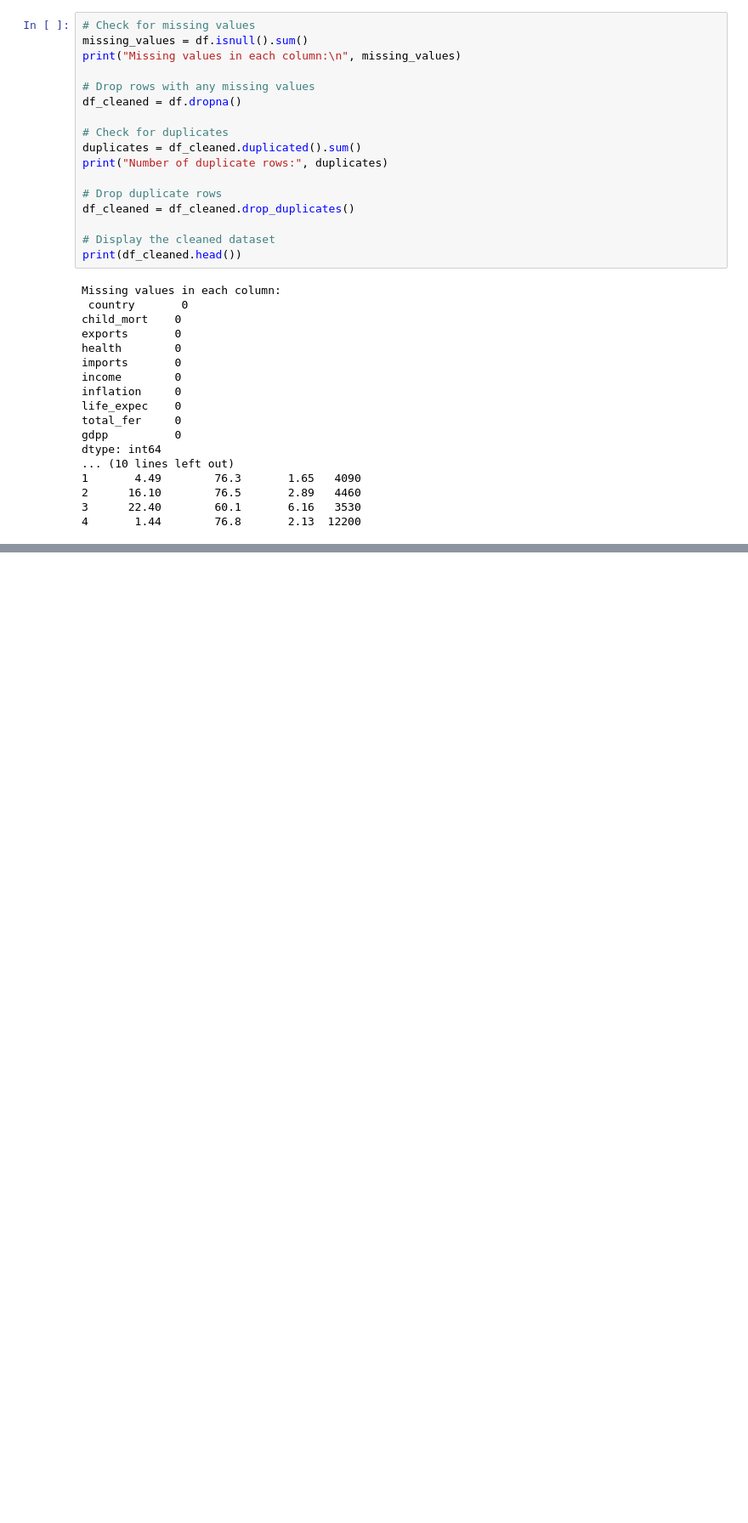
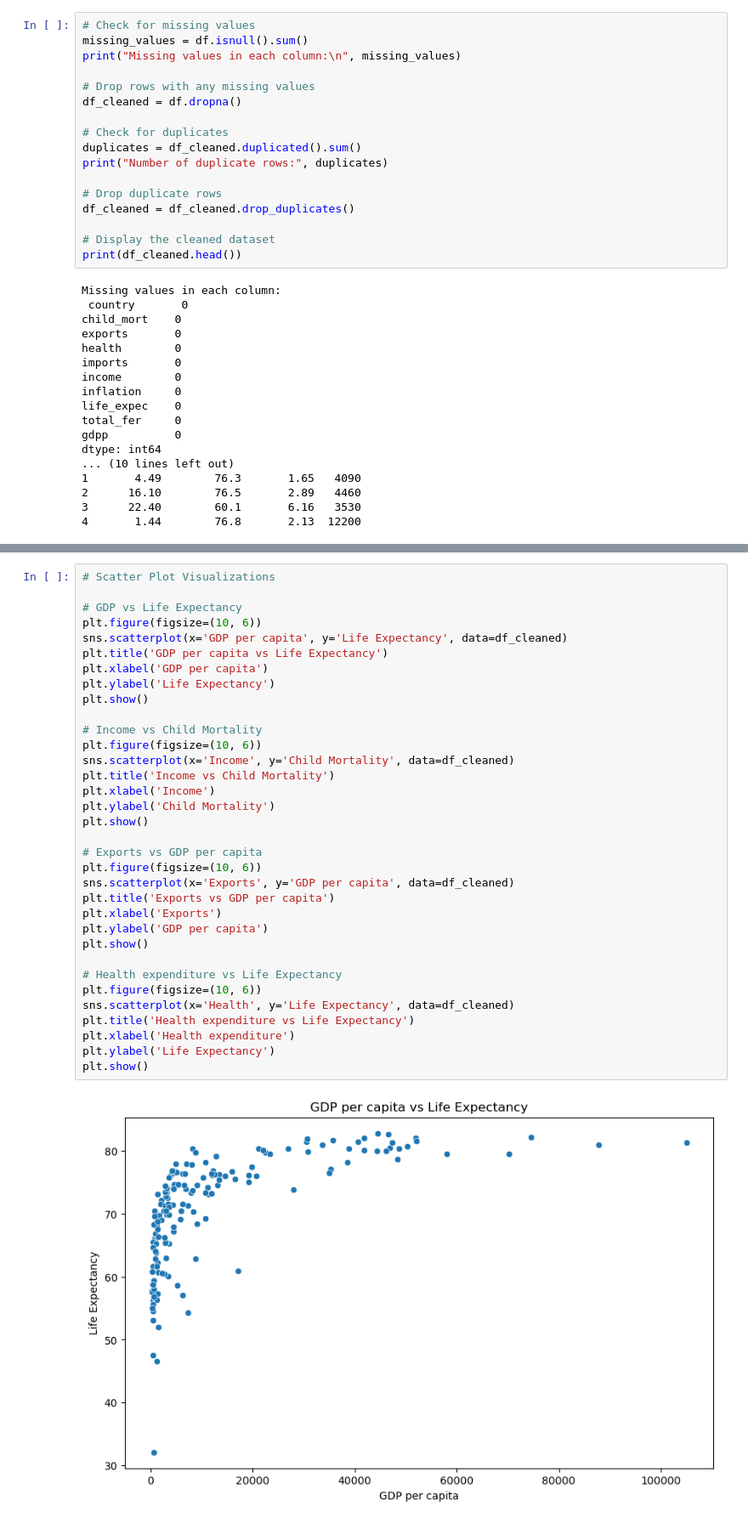
Before and after one commit to ib-frida/COVI19-Challenge, a Jupyter notebook: main.ipynb, the cells around one changed output, grey strips where cells are left out. Shown at 85% size. Saved outputs shown, nothing was run; the diff lists cells and outputs as text; blank space fills up the shorter version.

```diff
--- a/main.ipynb
+++ b/main.ipynb
@@ -104,0 +137,36 @@ max    104.000000   82.800000    7.490000  105000.000000
+# %%
+# Scatter Plot Visualizations
+
+# GDP vs Life Expectancy
+plt.figure(figsize=(10, 6))
+sns.scatterplot(x='GDP per capita', y='Life Expectancy', data=df_cleaned)
+plt.title('GDP per capita vs Life Expectancy')
+plt.xlabel('GDP per capita')
+plt.ylabel('Life Expectancy')
+plt.show()
+
+# Income vs Child Mortality
+plt.figure(figsize=(10, 6))
+sns.scatterplot(x='Income', y='Child Mortality', data=df_cleaned)
+plt.title('Income vs Child Mortality')
+plt.xlabel('Income')
+plt.ylabel('Child Mortality')
+plt.show()
+
+# Exports vs GDP per capita
+plt.figure(figsize=(10, 6))
+sns.scatterplot(x='Exports', y='GDP per capita', data=df_cleaned)
+plt.title('Exports vs GDP per capita')
+plt.xlabel('Exports')
+plt.ylabel('GDP per capita')
+plt.show()
+
+# Health expenditure vs Life Expectancy
+plt.figure(figsize=(10, 6))
+sns.scatterplot(x='Health', y='Life Expectancy', data=df_cleaned)
+plt.title('Health expenditure vs Life Expectancy')
+plt.xlabel('Health expenditure')
+plt.ylabel('Life Expectancy')
+plt.show()
+# %% [output]
+[figure, added]
```
Also changed, not shown: parts of 8 cells of this notebook, 1 other file.
